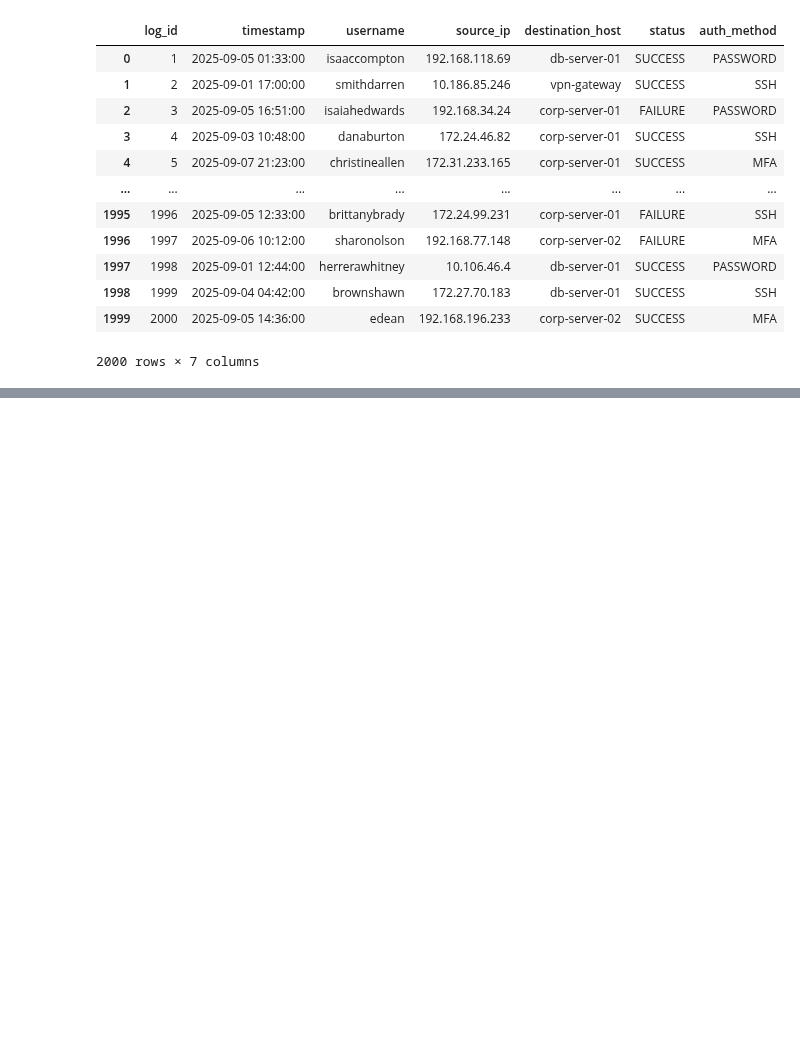
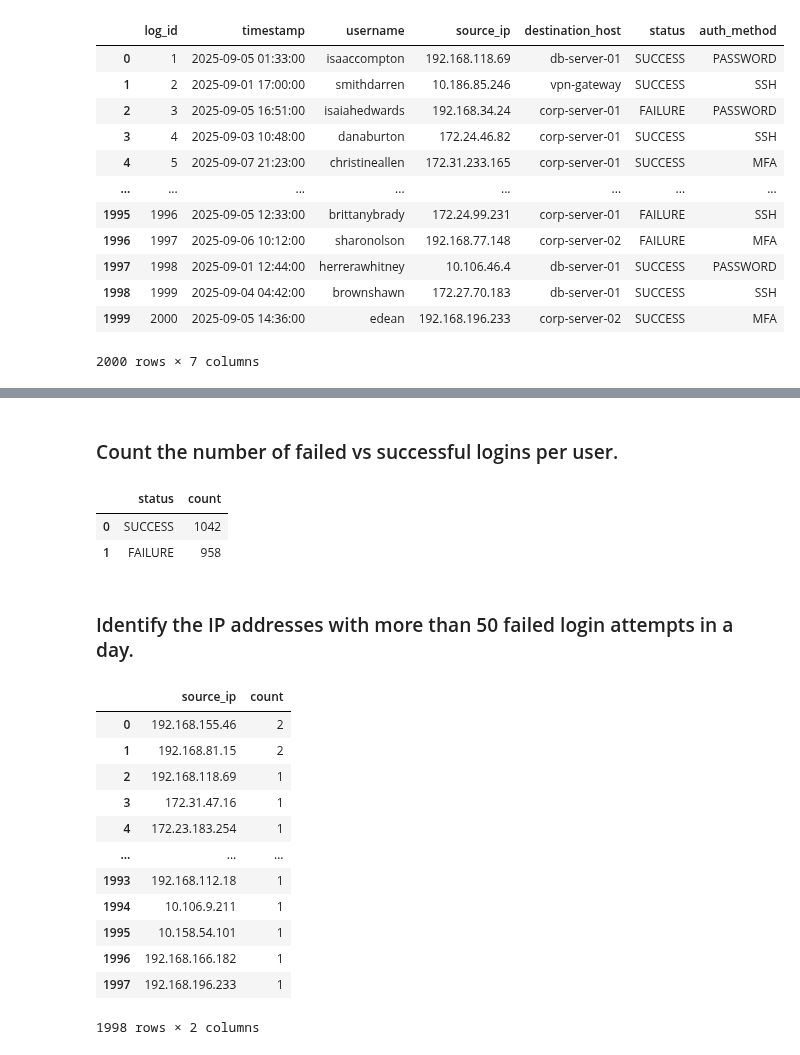
Before and after one commit to Himmu5/data-analysis, a Jupyter notebook: notebooks/cyber_analysis.ipynb, the cells around one changed output, grey strips where cells are left out. Drawn from its saved outputs; the diff is of its cells as text; code cells hidden in the pictures; blank space fills up the shorter version.

```diff
--- a/notebooks/cyber_analysis.ipynb
+++ b/notebooks/cyber_analysis.ipynb
@@ -64,0 +76,26 @@ auth_log_data
+# %% [markdown]
+### Count the number of failed vs successful logins per user.
+# %%
+auth_log_data.aggregate("status").value_counts().reset_index()
+# %% [output]
+|  | status | count |
+| 0 | SUCCESS | 1042 |
+| 1 | FAILURE | 958 |
+# %% [markdown]
+### Identify the IP addresses with more than 50 failed login attempts in a day.
+# %%
+auth_log_data.aggregate('source_ip').value_counts().reset_index()
+# %% [output]
+|  | source_ip | count |
+| 0 | 192.168.155.46 | 2 |
+| 1 | 192.168.81.15 | 2 |
+| 2 | 192.168.118.69 | 1 |
+| 3 | 172.31.47.16 | 1 |
+| 4 | 172.23.183.254 | 1 |
+| ... | ... | ... |
+| 1993 | 192.168.112.18 | 1 |
+| 1994 | 10.106.9.211 | 1 |
+| 1995 | 10.158.54.101 | 1 |
+| 1996 | 192.168.166.182 | 1 |
+| 1997 | 192.168.196.233 | 1 |
+1998 rows × 2 columns
```
Also changed, not shown: parts of 5 cells of this notebook.
